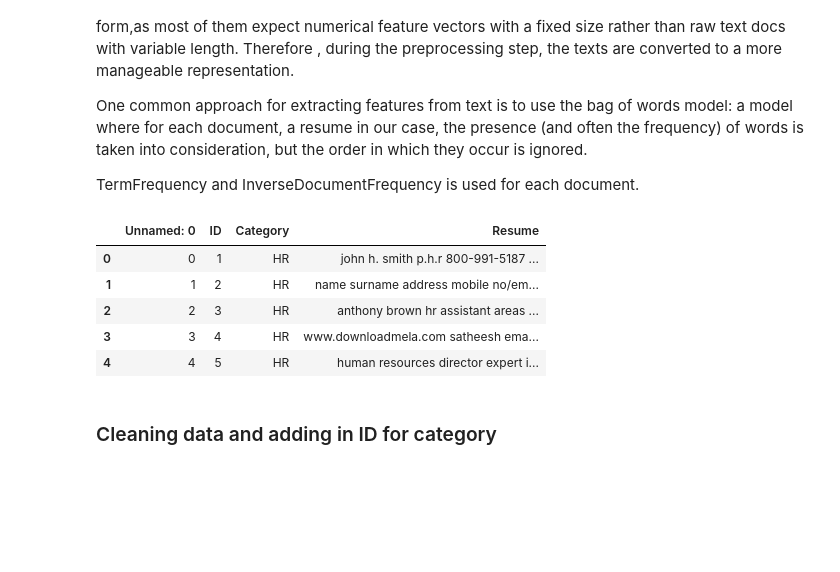
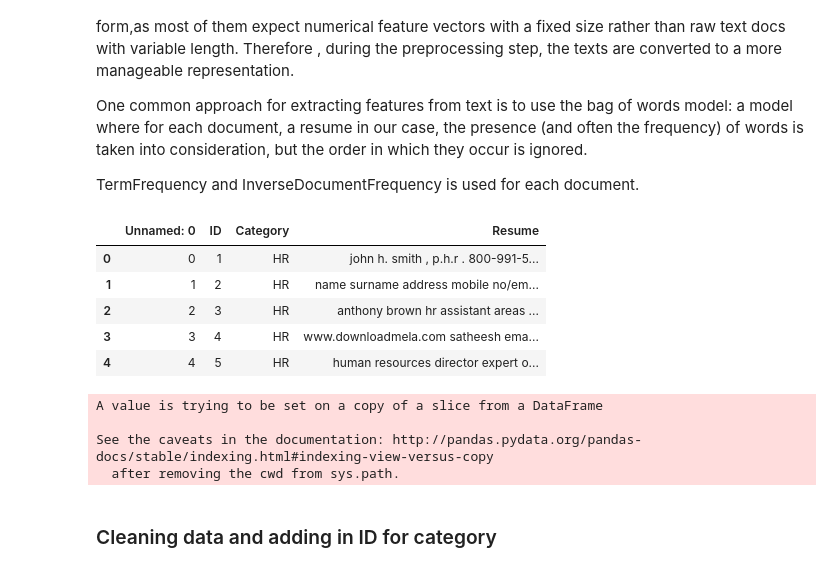
Before and after one commit to manishshettym/ResumeRise, a Jupyter notebook: Utils/Modelling.ipynb, the cells around one changed output. Cells and saved outputs as stored; diff of their text form; code cells hidden in the pictures; blank space fills up the shorter version.

```diff
--- a/Utils/Modelling.ipynb
+++ b/Utils/Modelling.ipynb
@@ -8,14 +8,17 @@ One common approach for extracting features from text is to use the bag of words
 TermFrequency and InverseDocumentFrequency is used for each document.
 # %%
 import pandas as pd
+import nltk
 df = pd.read_csv('clean_data1.csv')
 df = df.drop(['Resume'],axis=1)
 df.rename(columns={'newer_res':'Resume'},inplace=True)
+resume_punc = df["Resume"].copy(deep  = True)
 df.head()
+#resume_punc
 # %% [output]
 |  | Unnamed: 0 | ID | Category | Resume |
-| 0 | 0 | 1 | HR | john h. smith p.h.r 800-991-5187 ... |
+| 0 | 0 | 1 | HR | john h. smith , p.h.r . 800-991-5... |
 | 1 | 1 | 2 | HR | name surname address mobile no/em... |
 | 2 | 2 | 3 | HR | anthony brown hr assistant areas ... |
 | 3 | 3 | 4 | HR | www.downloadmela.com satheesh ema... |
-| 4 | 4 | 5 | HR | human resources director expert i... |
+| 4 | 4 | 5 | HR | human resources director expert o... |
@@ -21,0 +30,11 @@ df.head()
+# %%
+#Remove punctaution for further processing
+for ind,i in enumerate(df.itertuples()):
+    token = nltk.word_tokenize(i[4])
+    #print(token)
+    df["Resume"][ind] = " ".join(rem_punc(token))
+# %% [output]
+A value is trying to be set on a copy of a slice from a DataFrame
+
+See the caveats in the documentation: http://pandas.pydata.org/pandas-docs/stable/indexing.html#indexing-view-versus-copy
+  after removing the cwd from sys.path.
```
Also changed, not shown: parts of 10 cells of this notebook.
